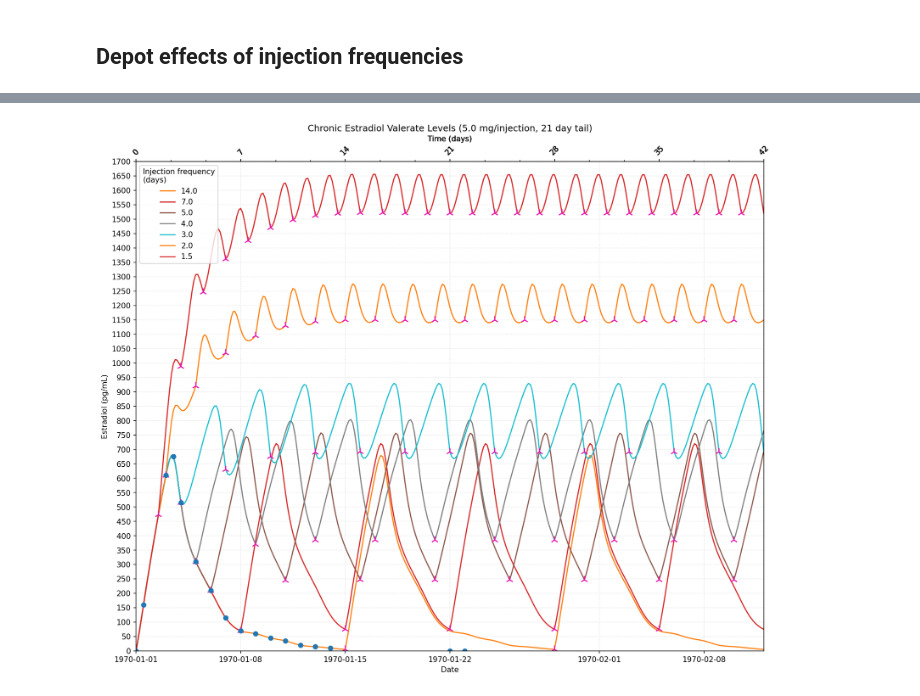
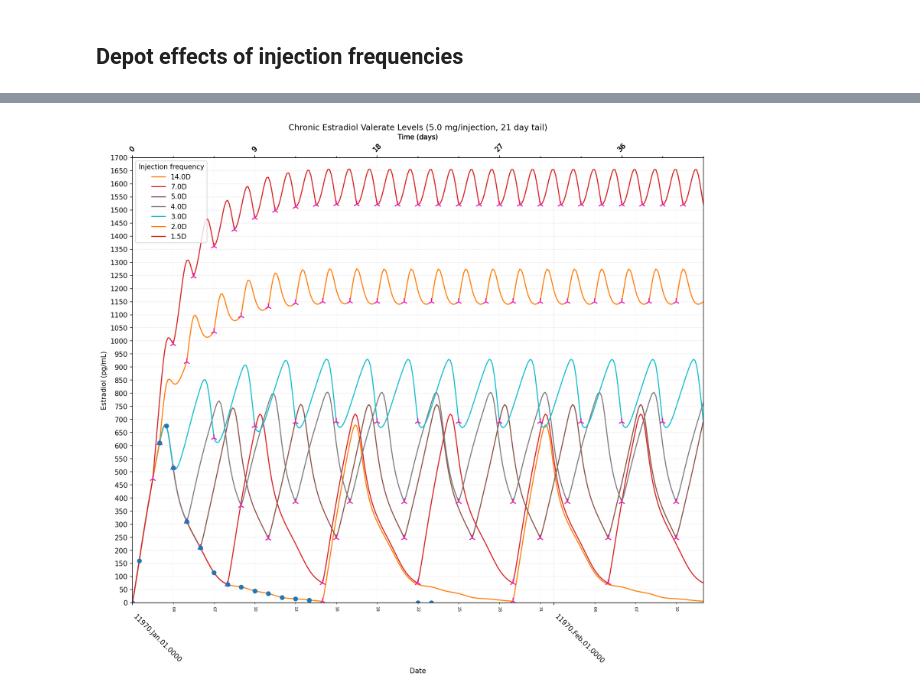
Before and after one commit to tiliaqt/transkit, a Jupyter notebook: Injectables.ipynb, the cells around one changed output, grey strips where cells are left out. Saved outputs shown, nothing was run; the diff lists cells and outputs as text; code cells hidden in the pictures.

```diff
--- a/Injectables.ipynb
+++ b/Injectables.ipynb
@@ -71,9 +85,13 @@ injectio.plotInjectionFrequencies(injectables.ef_ec_5mg, 42.0, '3H', [2.0, 3.0,
 # %%
 injectio.startPlot()
 plt.title('Chronic Estradiol Valerate Levels (5.0 mg/injection, 21 day tail)')
 plt.ylim(bottom=0, top=1700)
 plt.yticks(range(0, 1701, 50))
 plt.plot(injectables.ev_level_5mg[:,0], injectables.ev_level_5mg[:,1], 'o')
-injectio.plotInjectionFrequencies(injectables.ef_ev_5mg, 42.0, '3H', [1.5, 2.0, 3.0, 4.0, 5.0, 7.0, 14.0][::-1])
+injectio.plotInjectionFrequencies(
+    injectables.ef_ev_5mg,
+    sim_time=42.0,
+    sim_freq='3H',
+    inj_freqs=['1.5D', '2.0D', '3.0D', '4.0D', '5.0D', '7.0D', '14.0D'][::-1])
 # %% [output]
-[figure, old version]
+[figure, new version]
```
Also changed, not shown: parts of 3 cells of this notebook, 1 other file.
